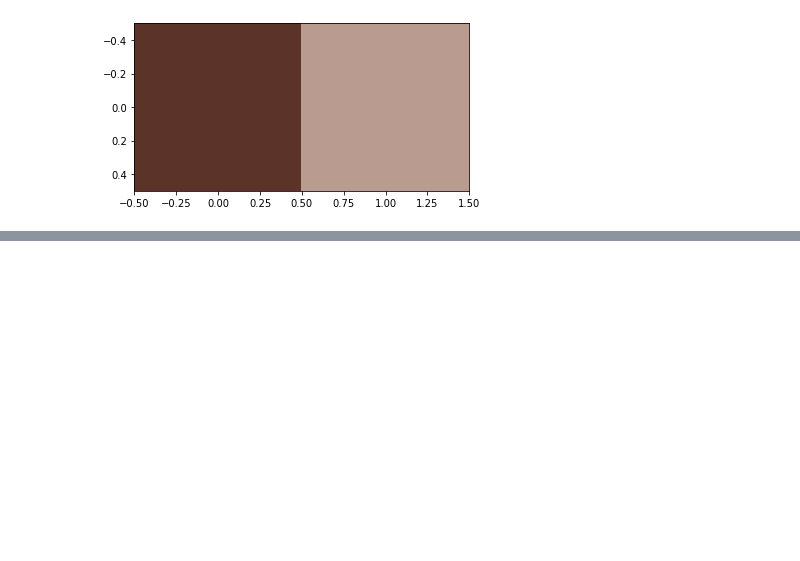
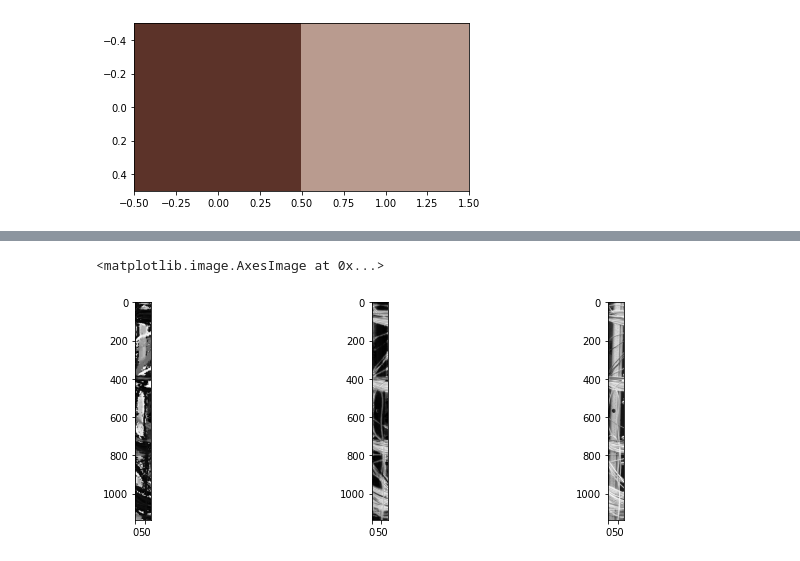
Before and after one commit to Syllaweg/Datascience_toolkit, a Jupyter notebook: Image_processing/colors_predict.ipynb, the cells around one changed output, grey strips where cells are left out. Drawn from its saved outputs; the diff is of its cells as text; code cells hidden in the pictures; blank space fills up the shorter version.

```diff
--- a/Image_processing/colors_predict.ipynb
+++ b/Image_processing/colors_predict.ipynb
@@ -101,0 +138,14 @@ plt.show()
+# %%
+plt.figure(figsize=(12,4))
+
+plt.subplot(131)
+plt.imshow(hue,cmap=plt.get_cmap('gray'))
+
+plt.subplot(132)
+plt.imshow(sat,cmap=plt.get_cmap('gray'))
+
+plt.subplot(133)
+plt.imshow(val,cmap=plt.get_cmap('gray'))
+# %% [output]
+<matplotlib.image.AxesImage at 0x...>
+[figure, added]
```
Also changed, not shown: parts of 7 cells of this notebook.
